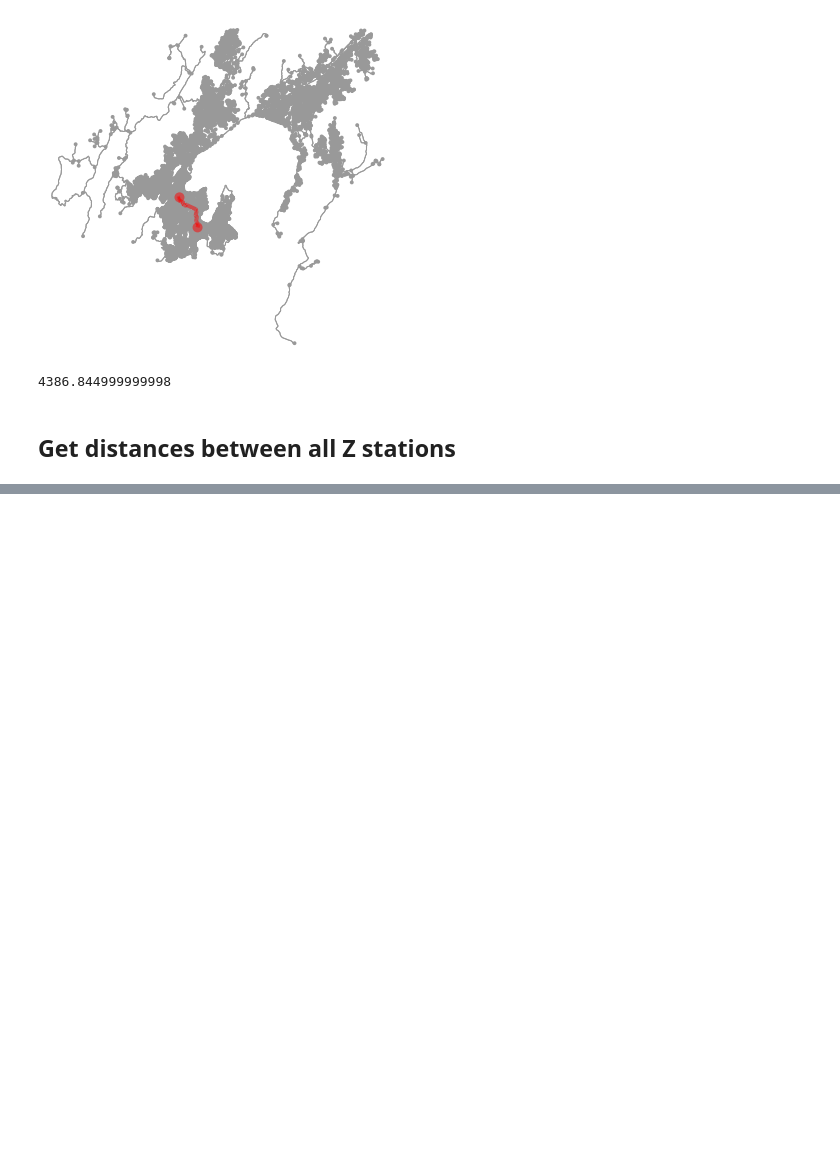
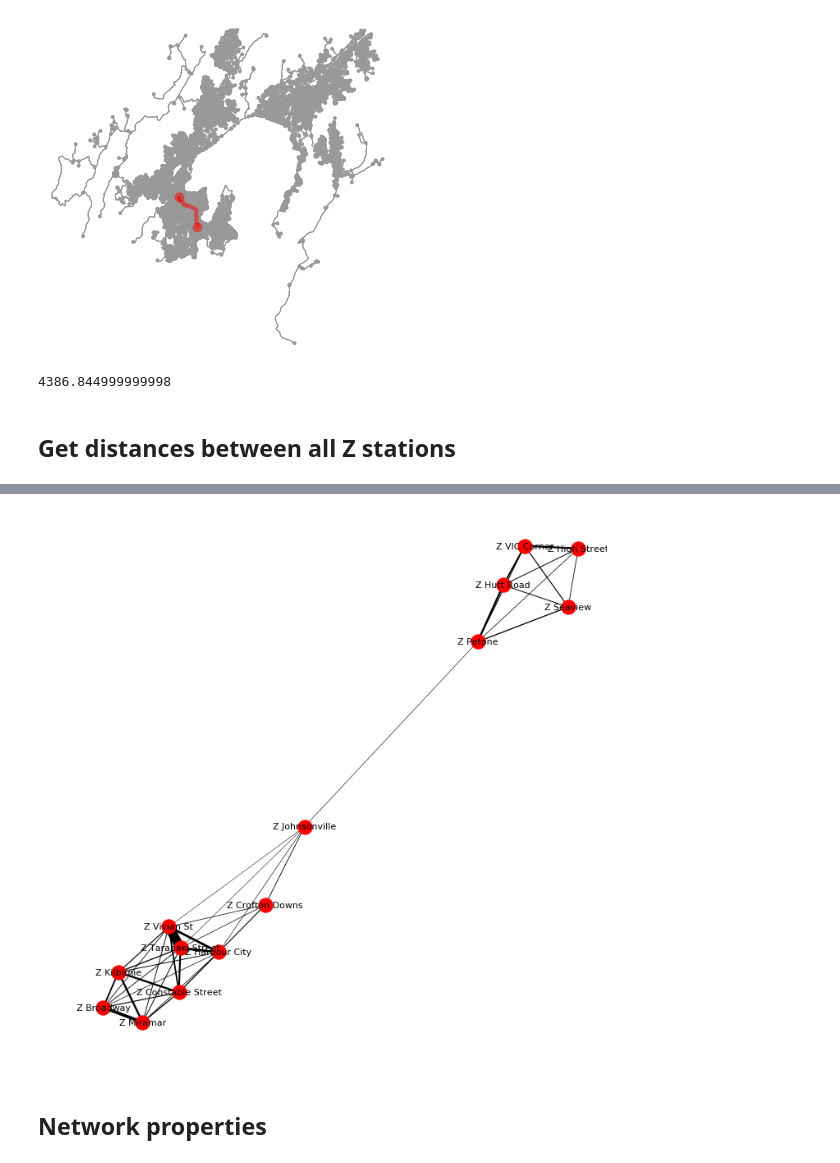
Before and after one commit to shriv/fuel-stations, a Jupyter notebook: Fuel Stations Analysis.ipynb, the cells around one changed output, grey strips where cells are left out. Cells and saved outputs as stored; diff of their text form; code cells hidden in the pictures; blank space fills up the shorter version.

```diff
--- a/Fuel Stations Analysis.ipynb
+++ b/Fuel Stations Analysis.ipynb
@@ -291,0 +291,28 @@ plt.title('Distance between stations \n. Mean = {} m. Median  = {} m'.format(clo
+# %%
+## Visualise 'network' of Z stations that are at most 5km away from each other.
+# 1. Get the data
+z_stations_radius = (results_final
+                     .query('distance <= 10000.0')
+                     .rename(columns={'distance': 'weight'}))
+
+# 2. Create the graph
+g = nx.from_pandas_edgelist(z_stations_radius, 'from', 'to', ['weight'])
+g.add_nodes_from(nodes_for_adding=z_stations_radius['from'].tolist())
+
+# 3. Create Edge Weights where edges are stronger if closer together
+edges = g.edges()
+for u,v in edges:
+    g[u][v]['inv_weight'] = (1.0 / (g[u][v]['weight'] / 10000.0)) * 0.5
+edge_width = [g[u][v]['inv_weight'] for u,v in edges]
+# 4. Create a layout for our nodes
+layout = nx.spring_layout(g, iterations=1000, weight='inv_weight', random_state=252)
+
+
+# 5. Draw the network
+plt.figure(figsize=(9, 9))
+nx.draw(g, layout, width=edge_width)
+nx.draw_networkx_labels(g, layout, font_size=11, font_family='sans-serif');
+# %% [output]
+[figure, added]
+# %% [markdown]
+## Network properties
```
Also changed, not shown: parts of 27 cells of this notebook.
